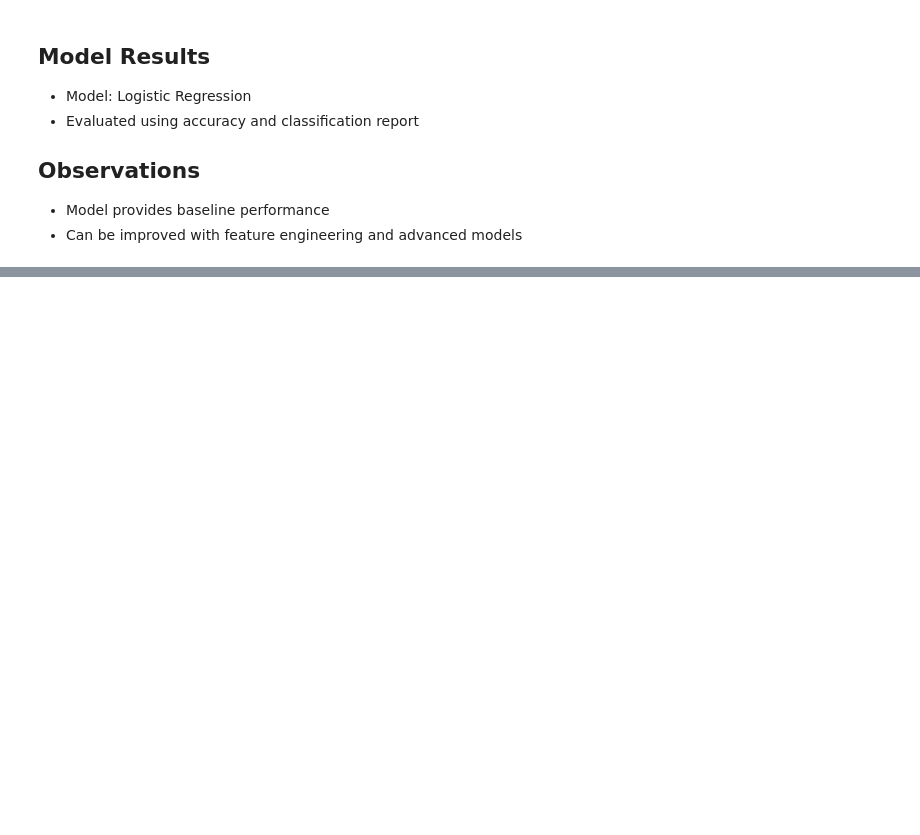
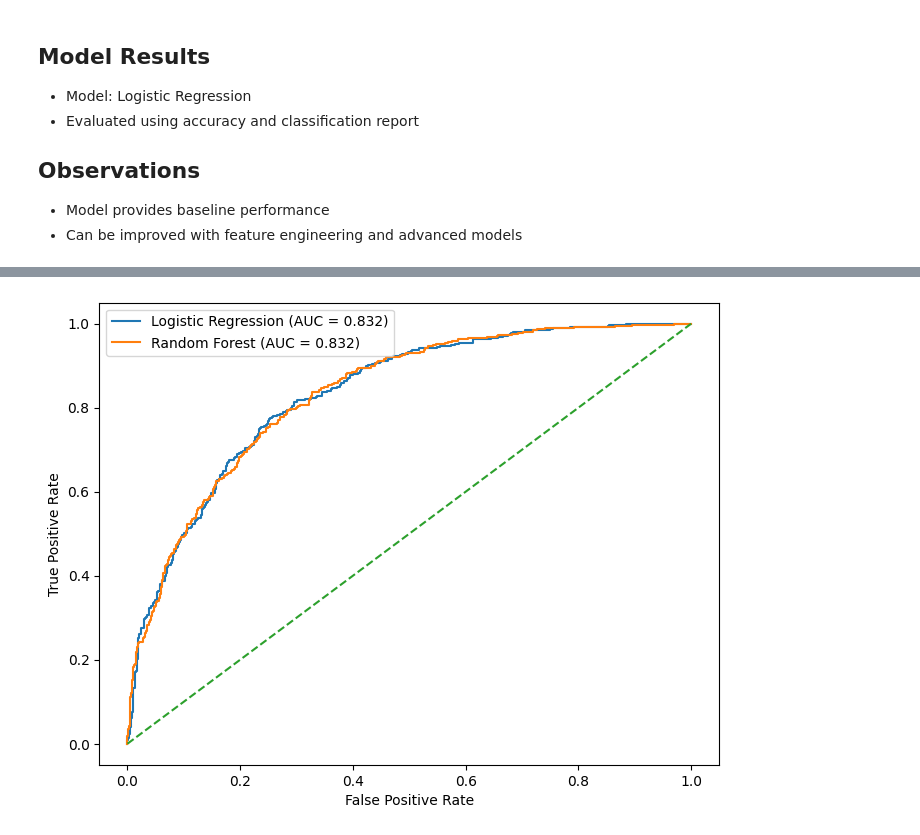
Before and after one commit to StojkoskiT/data-science-portfolio, a Jupyter notebook: projects/customer_churn/notebooks/customer_churn_analysis.ipynb, the cells around one changed output, grey strips where cells are left out. Drawn from its saved outputs; the diff is of its cells as text; code cells hidden in the pictures; blank space fills up the shorter version.

```diff
--- a/projects/customer_churn/notebooks/customer_churn_analysis.ipynb
+++ b/projects/customer_churn/notebooks/customer_churn_analysis.ipynb
@@ -294,0 +350,14 @@ plt.show()
+# %%
+log_fpr, log_tpr, _ = roc_curve(y_test, log_probs)
+rf_fpr, rf_tpr, _ = roc_curve(y_test, rf_probs)
+
+plt.figure(figsize=(8, 6))
+plt.plot(log_fpr, log_tpr, label=f"Logistic Regression (AUC = {log_auc:.3f})")
+plt.plot(rf_fpr, rf_tpr, label=f"Random Forest (AUC = {rf_auc:.3f})")
+plt.plot([0, 1], [0, 1], linestyle="--")
+plt.xlabel("False Positive Rate")
+plt.ylabel("True Positive Rate")
+plt.legend()
+plt.show()
+# %% [output]
+[figure, added]
```
Also changed, not shown: parts of 12 cells of this notebook.
